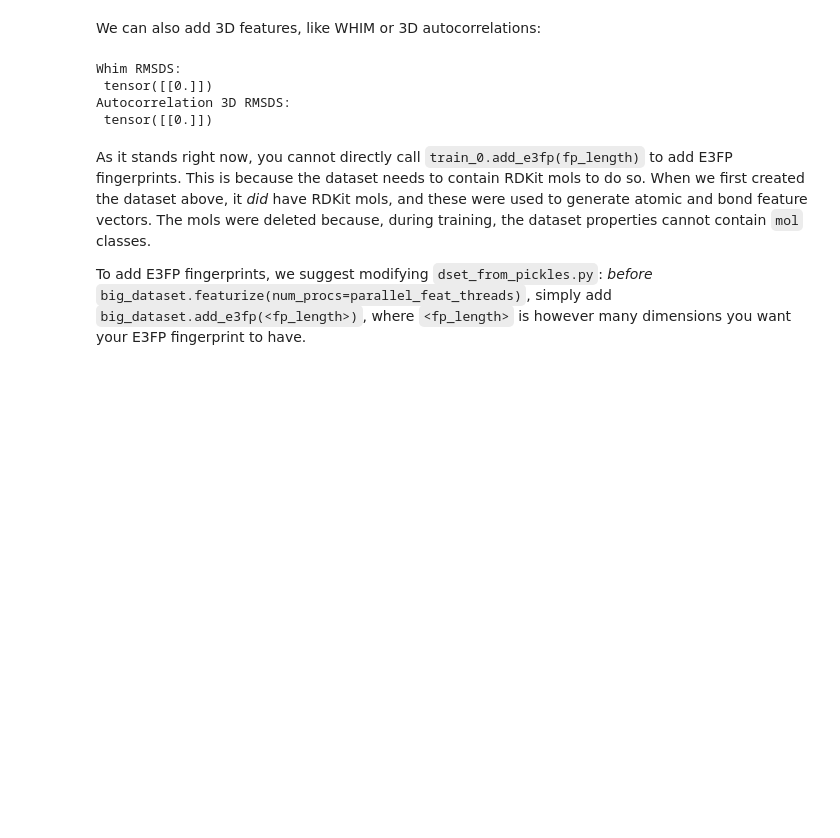
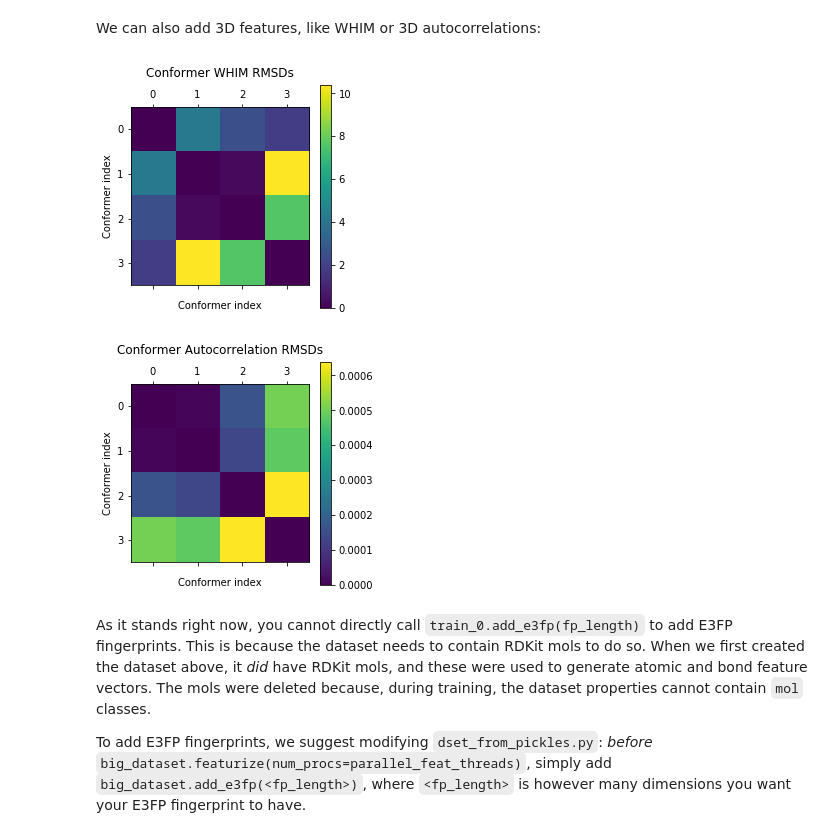
Before and after one commit to learningmatter-mit/NeuralForceField, a Jupyter notebook: tutorials/06_cp3d.ipynb, the cells around one changed output. Cells and saved outputs as stored; diff of their text form; code cells hidden in the pictures; blank space fills up the shorter version.

```diff
--- a/tutorials/06_cp3d.ipynb
+++ b/tutorials/06_cp3d.ipynb
@@ -370,29 +355,37 @@ train_0.featurize_rdkit('autocorrelation_3d')
 # %%
 import numpy as np
 from matplotlib import pyplot as plt
 
 
 # look at the RMSDS betwene conformers of species 2
 
-whims = train_0.props['whim'][2]
+whims = train_0.props['whim'][3]
 num_fps = whims.shape[0]
 
-autcorr = train_0.props['autocorrelation_3d'][2]
+autcorr = train_0.props['autocorrelation_3d'][3]
 
 whim_rmsds = ((whims.expand(num_fps, num_fps, -1)
               - whims.expand(num_fps, num_fps, -1).transpose(0, 1)) ** 2).mean(-1)
 
 corr_rmsds = ((autcorr.expand(num_fps, num_fps, -1)
               - autcorr.expand(num_fps, num_fps, -1).transpose(0, 1)) ** 2).mean(-1)
 
+plt.matshow(whim_rmsds)
+plt.colorbar()
+plt.xlabel("\nConformer index")
+plt.ylabel("Conformer index")
+plt.title("Conformer WHIM RMSDs\n")
+plt.show()
 
-print(f"Whim RMSDS:\n {whim_rmsds}")
-print(f"Autocorrelation 3D RMSDS:\n {corr_rmsds}")
+plt.matshow(corr_rmsds)
+plt.colorbar()
+plt.xlabel("\nConformer index")
+plt.ylabel("Conformer index")
+plt.title("Conformer Autocorrelation RMSDs\n")
+plt.show()
 # %% [output]
-Whim RMSDS:
- tensor([[0.]])
-Autocorrelation 3D RMSDS:
- tensor([[0.]])
+[figure, added]
+[figure, added]
 # %% [markdown]
 As it stands right now, you cannot directly call `train_0.add_e3fp(fp_length)` to add E3FP fingerprints. This is because the dataset needs to contain RDKit mols to do so. When we first created the dataset above, it *did* have RDKit mols, and these were used to generate atomic and bond feature vectors. The mols were deleted because, during training, the dataset properties cannot contain `mol` classes.
 
```
Also changed, not shown: parts of 12 cells of this notebook, 1 other file.
